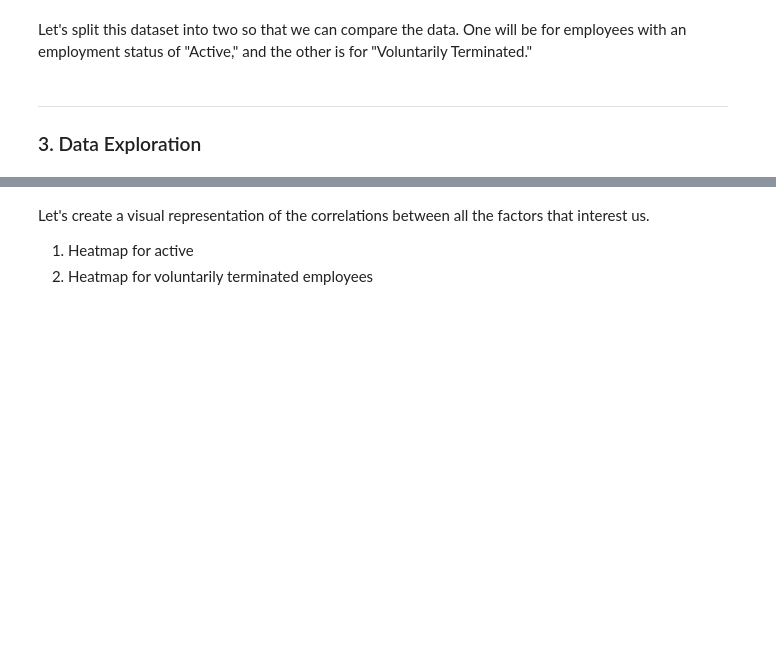
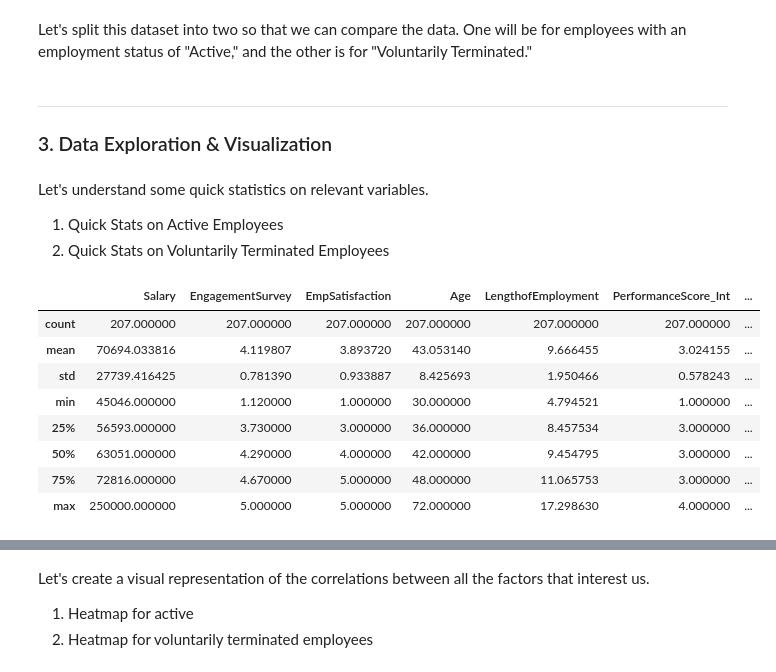
Before and after one commit to akazachk-teaching/Project-Group-5, a Jupyter notebook: project-code.ipynb, the cells around one changed output, grey strips where cells are left out. Saved outputs shown, nothing was run; the diff lists cells and outputs as text; code cells hidden in the pictures; blank space fills up the shorter version.

Commit message:
Updated Visualizations

```diff
--- a/project-code.ipynb
+++ b/project-code.ipynb
@@ -214,4 +214,22 @@ terminated_df = terminated_df.drop('EmploymentStatus', axis=1)
 terminated_df_int = df_int.loc[df_int['EmpStatus_Int'] == 0]
 # %% [markdown]
 ---
-### 3. Data Exploration
+### 3. Data Exploration & Visualization
+# %% [markdown]
+Let's understand some quick statistics on relevant variables.
+
+1. Quick Stats on Active Employees
+2. Quick Stats on Voluntarily Terminated Employees
+# %%
+# quick stats on active employees
+active_df_int[['Salary', 'EngagementSurvey', 'EmpSatisfaction', 'Age', 'LengthofEmployment', 'PerformanceScore_Int', 'Absences']].describe()
+# %% [output]
+|  | Salary | EngagementSurvey | EmpSatisfaction | Age | LengthofEmployment | PerformanceScore_Int | ... |
+| count | 207.000000 | 207.000000 | 207.000000 | 207.000000 | 207.000000 | 207.000000 | ... |
+| mean | 70694.033816 | 4.119807 | 3.893720 | 43.053140 | 9.666455 | 3.024155 | ... |
+| std | 27739.416425 | 0.781390 | 0.933887 | 8.425693 | 1.950466 | 0.578243 | ... |
+| min | 45046.000000 | 1.120000 | 1.000000 | 30.000000 | 4.794521 | 1.000000 | ... |
+| 25% | 56593.000000 | 3.730000 | 3.000000 | 36.000000 | 8.457534 | 3.000000 | ... |
+| 50% | 63051.000000 | 4.290000 | 4.000000 | 42.000000 | 9.454795 | 3.000000 | ... |
+| 75% | 72816.000000 | 4.670000 | 5.000000 | 48.000000 | 11.065753 | 3.000000 | ... |
+| max | 250000.000000 | 5.000000 | 5.000000 | 72.000000 | 17.298630 | 4.000000 | ... |
```
Also changed, not shown: parts of 7 cells of this notebook, 1 other file.
